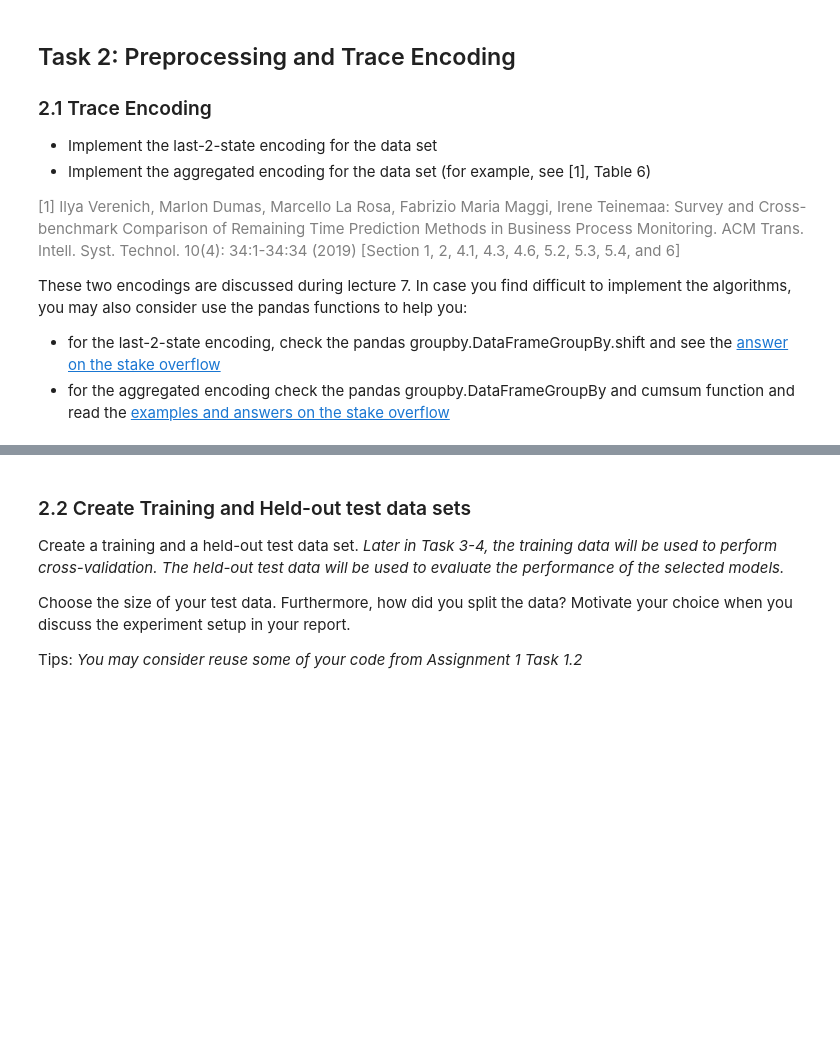
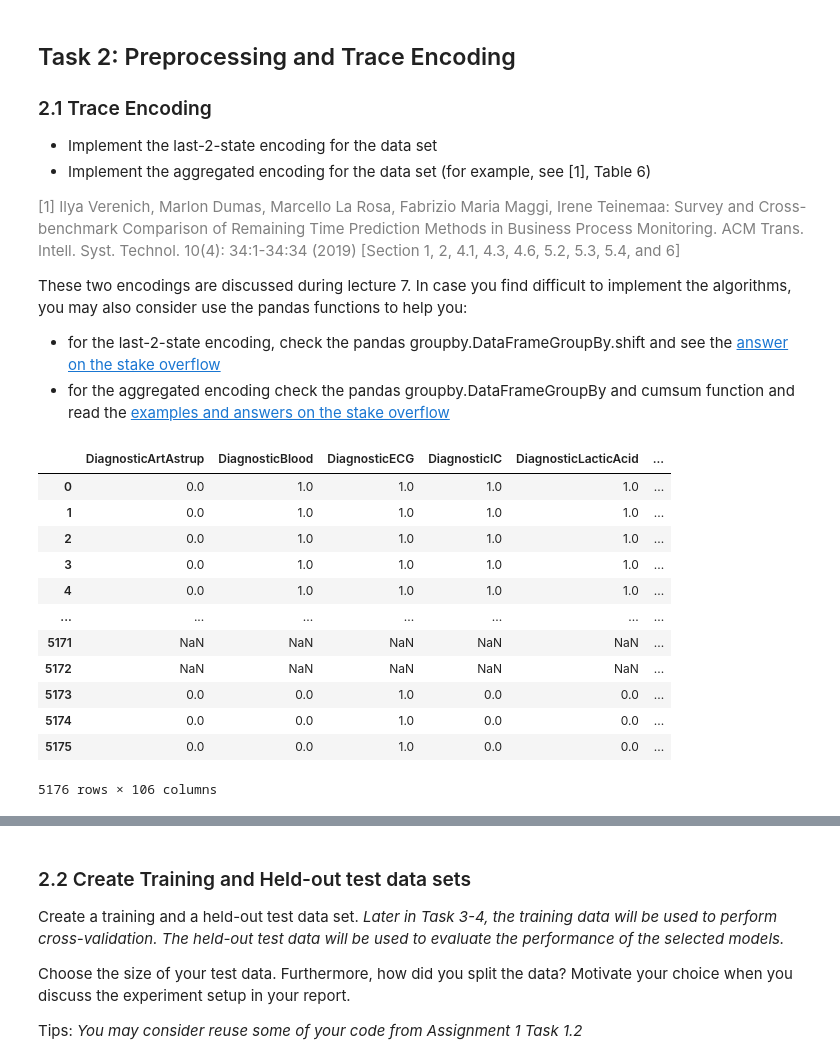
Before and after one commit to MacSuperior/APML-2, a Jupyter notebook: Assignment 2.ipynb, the cells around one changed output, grey strips where cells are left out. Saved outputs shown, nothing was run; the diff lists cells and outputs as text; code cells hidden in the pictures; blank space fills up the shorter version.

```diff
--- a/Assignment 2.ipynb
+++ b/Assignment 2.ipynb
@@ -243,0 +262,36 @@ data_Sepsis_ls = last_2_state_encoding(data_sepsis, "Case ID", "Activity")
+# %%
+# TODO: Implement the function that returns the last-state encoding of a log
+def last_2_state_encoding(_data, columncase, columnactivity):
+    _data.groupby(by = columncase)
+    df_sorted = _data.copy()
+    df_sorted['prev_activity'] = np.where(df_sorted[columncase] == df_sorted[columncase].shift(1), df_sorted[columnactivity].shift(1), None)
+    df_sorted['prev_2_activity'] = np.where(df_sorted[columncase] == df_sorted[columncase].shift(2), df_sorted[columnactivity].shift(2), None)
+    df_sorted = df_sorted.drop(columns = [columnactivity])
+    return df_sorted
+
+def onehotencoder(data: pd.DataFrame, columns: list):
+    ohcdata = pd.get_dummies(data, columns = columns)
+    for col in ohcdata.columns:
+        ohcdata[col].replace({True: 1, False: 0}, inplace=True)
+
+    return ohcdata
+
+data_sepsis_ls = last_2_state_encoding(df_analysis, "Case ID", "Activity")
+data_sepsis_ls = onehotencoder(data = data_sepsis_ls, columns = ["prev_activity", "prev_2_activity"])
+data_sepsis_ls = data_sepsis_ls.drop(columns = ["Case ID"])
+# %%
+data_sepsis_ls
+# %% [output]
+|  | DiagnosticArtAstrup | DiagnosticBlood | DiagnosticECG | DiagnosticIC | DiagnosticLacticAcid | ... |
+| 0 | 0.0 | 1.0 | 1.0 | 1.0 | 1.0 | ... |
+| 1 | 0.0 | 1.0 | 1.0 | 1.0 | 1.0 | ... |
+| 2 | 0.0 | 1.0 | 1.0 | 1.0 | 1.0 | ... |
+| 3 | 0.0 | 1.0 | 1.0 | 1.0 | 1.0 | ... |
+| 4 | 0.0 | 1.0 | 1.0 | 1.0 | 1.0 | ... |
+| ... | ... | ... | ... | ... | ... | ... |
+| 5171 | NaN | NaN | NaN | NaN | NaN | ... |
+| 5172 | NaN | NaN | NaN | NaN | NaN | ... |
+| 5173 | 0.0 | 0.0 | 1.0 | 0.0 | 0.0 | ... |
+| 5174 | 0.0 | 0.0 | 1.0 | 0.0 | 0.0 | ... |
+| 5175 | 0.0 | 0.0 | 1.0 | 0.0 | 0.0 | ... |
+5176 rows × 106 columns
```
Also changed, not shown: parts of 12 cells of this notebook.
